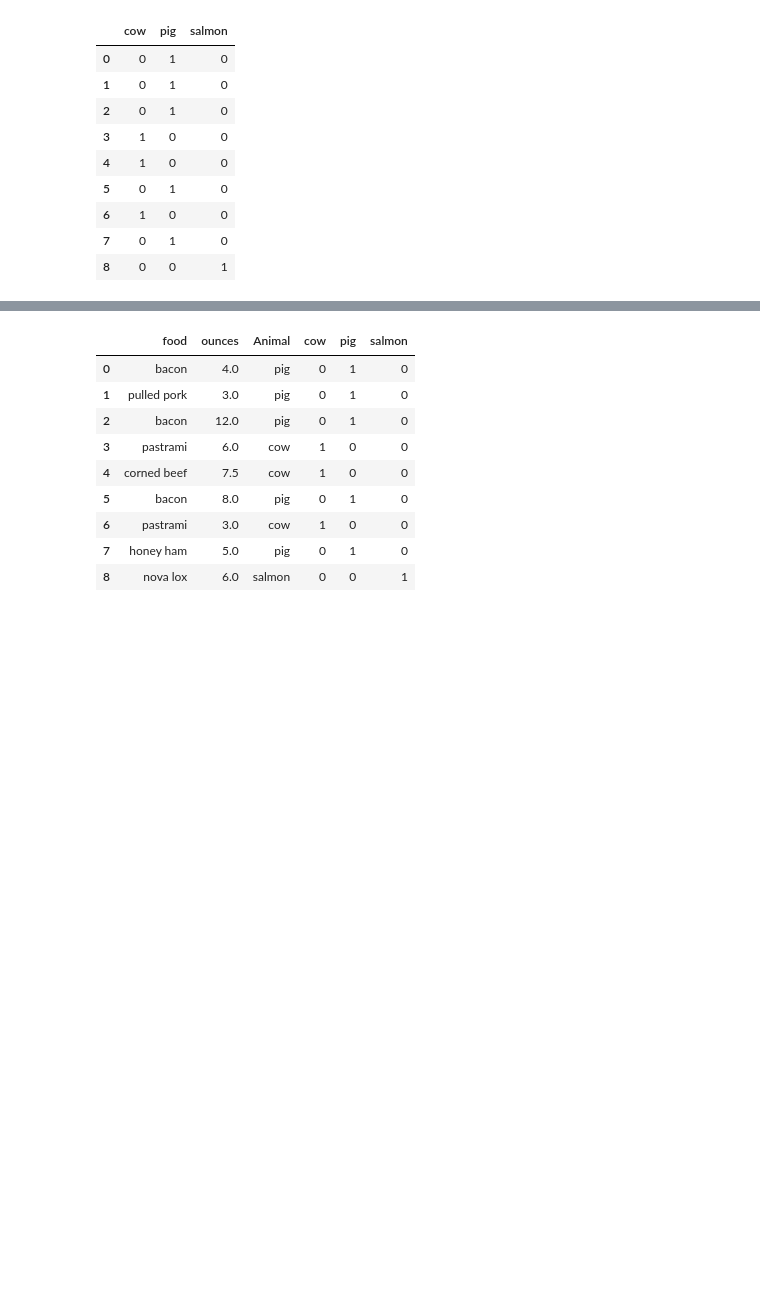
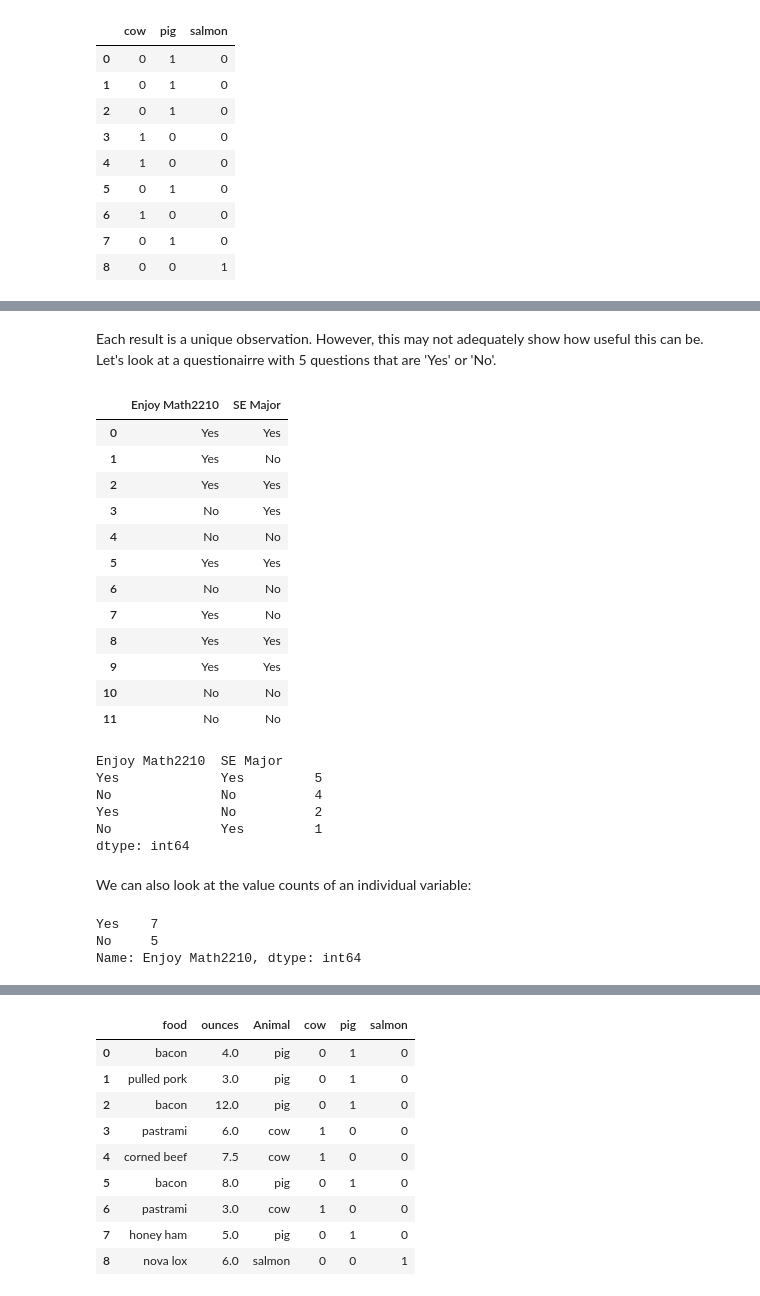
Before and after one commit to drolsonmi/math3080, a Jupyter notebook: Notes/07 Data Wrangling.ipynb, the cells around one changed output, grey strips where cells are left out. Cells and saved outputs as stored; diff of their text form; code cells hidden in the pictures; blank space fills up the shorter version.

```diff
--- a/Notes/07 Data Wrangling.ipynb
+++ b/Notes/07 Data Wrangling.ipynb
@@ -146,0 +176,39 @@ When we perform a join, the computer looks for a column that matches between the
+# %% [markdown]
+Each result is a unique observation. However, this may not adequately show how useful this can be. Let's look at a questionairre with 5 questions that are 'Yes' or 'No'.
+# %%
+DS_Survey = pd.DataFrame({
+    'Enjoy Math2210' : ['Yes','Yes','Yes','No','No','Yes','No','Yes','Yes','Yes','No','No'],
+    'SE Major' : ['Yes','No','Yes','Yes','No','Yes','No','No','Yes','Yes','No','No']
+})
+DS_Survey
+# %% [output]
+|  | Enjoy Math2210 | SE Major |
+| 0 | Yes | Yes |
+| 1 | Yes | No |
+| 2 | Yes | Yes |
+| 3 | No | Yes |
+| 4 | No | No |
+| 5 | Yes | Yes |
+| 6 | No | No |
+| 7 | Yes | No |
+| 8 | Yes | Yes |
+| 9 | Yes | Yes |
+| 10 | No | No |
+| 11 | No | No |
+# %%
+DS_Survey.value_counts()
+# %% [output]
+Enjoy Math2210  SE Major
+Yes             Yes         5
+No              No          4
+Yes             No          2
+No              Yes         1
+dtype: int64
+# %% [markdown]
+We can also look at the value counts of an individual variable:
+# %%
+DS_Survey['Enjoy Math2210'].value_counts()
+# %% [output]
+Yes    7
+No     5
+Name: Enjoy Math2210, dtype: int64
```
Also changed, not shown: parts of 20 cells of this notebook, 1 other file.
